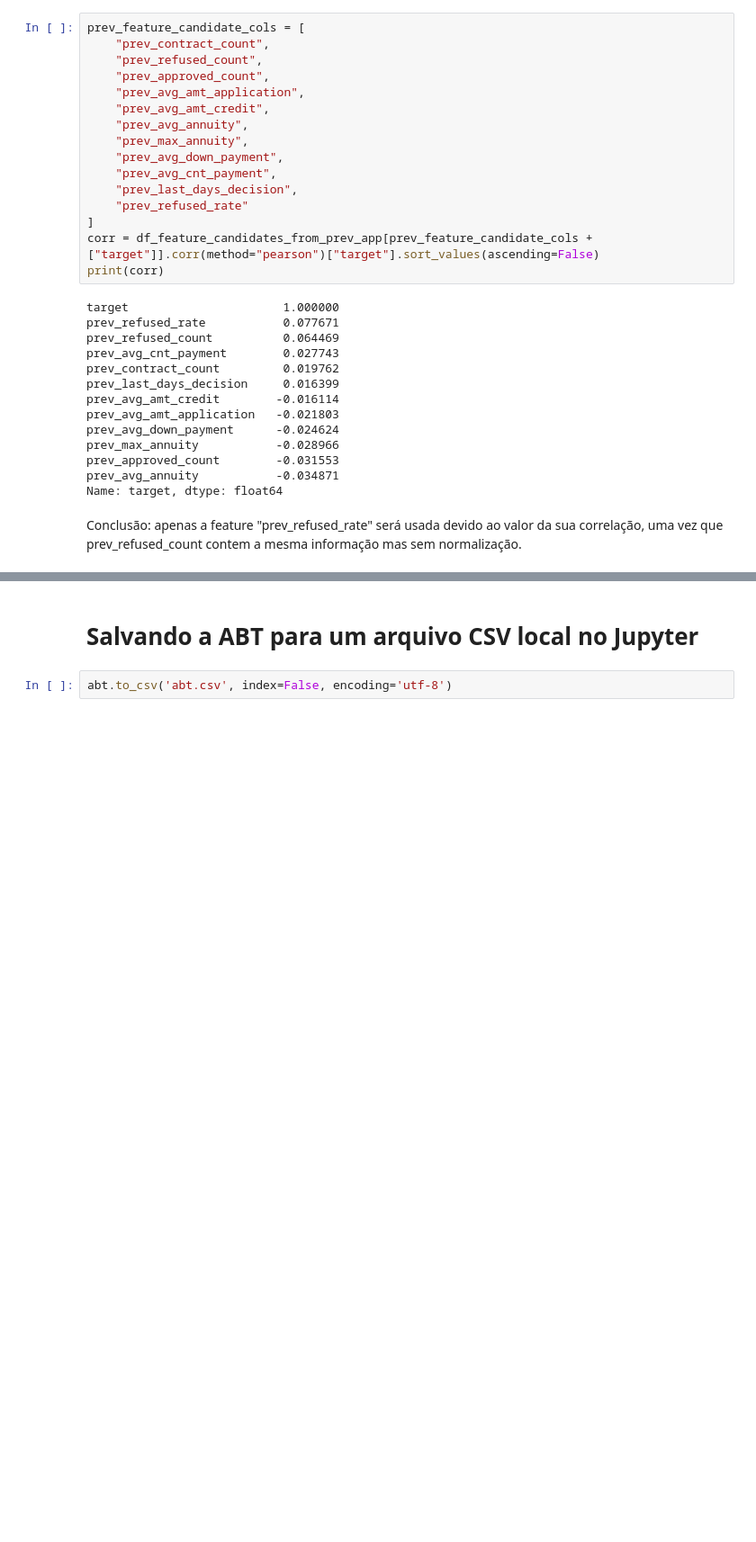
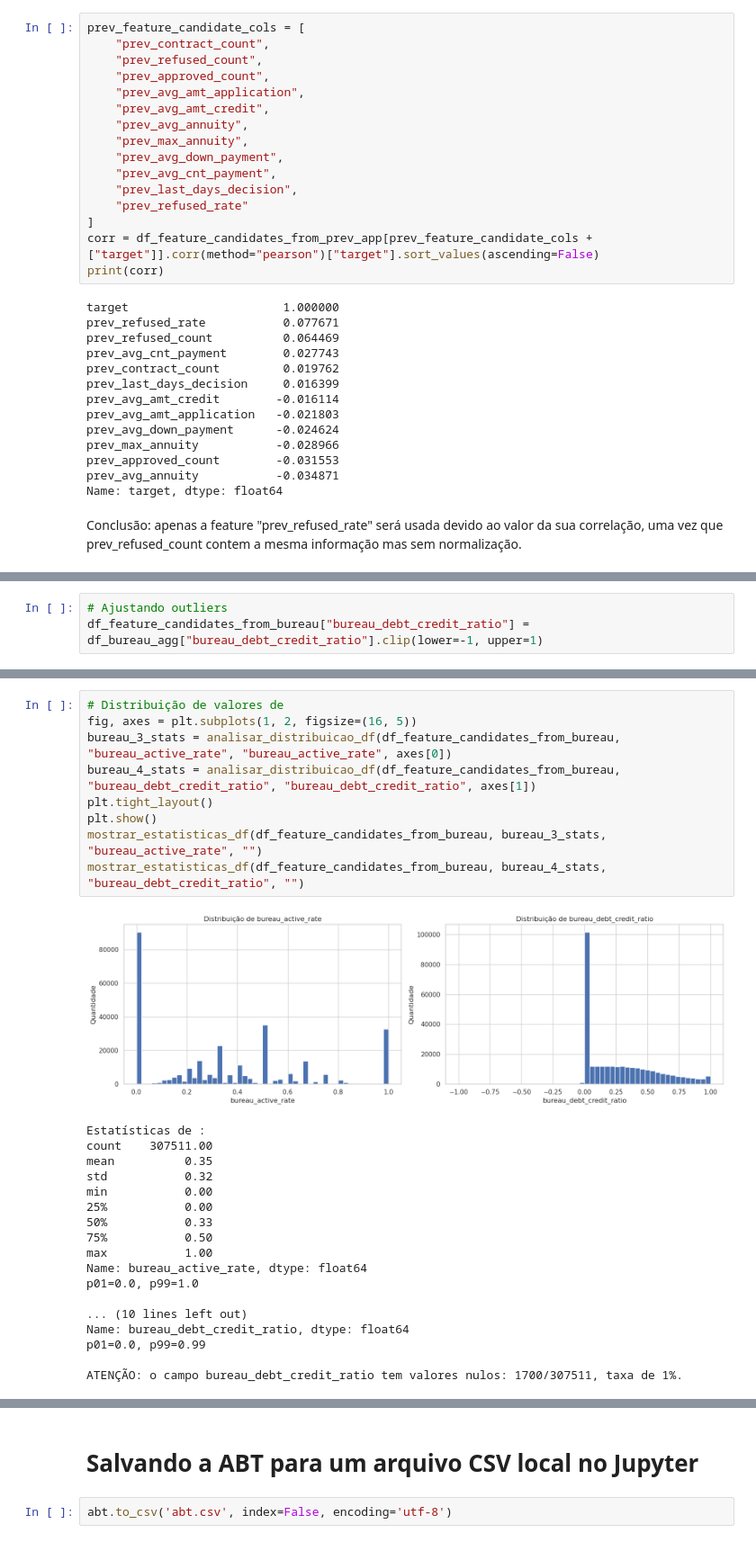
Before and after one commit to YuriKnebel/ProjetoFinalPosFIA-Individual, a Jupyter notebook: data-platform/DataPipeline/exp_analysis.ipynb, the cells around one changed output, grey strips where cells are left out. Shown at 90% size. Cells and saved outputs as stored; diff of their text form; blank space fills up the shorter version.

```diff
--- a/data-platform/DataPipeline/exp_analysis.ipynb
+++ b/data-platform/DataPipeline/exp_analysis.ipynb
@@ -986,0 +1270,3 @@ Conclusão: apenas a feature "prev_refused_rate" será usada devido ao valor da
+# %%
+# Ajustando outliers
+df_feature_candidates_from_bureau["bureau_debt_credit_ratio"] = df_bureau_agg["bureau_debt_credit_ratio"].clip(lower=-1, upper=1)
@@ -986,0 +1290,28 @@ Conclusão: apenas a feature "prev_refused_rate" será usada devido ao valor da
+# %%
+# Distribuição de valores de
+fig, axes = plt.subplots(1, 2, figsize=(16, 5))
+bureau_3_stats = analisar_distribuicao_df(df_feature_candidates_from_bureau, "bureau_active_rate", "bureau_active_rate", axes[0])
+bureau_4_stats = analisar_distribuicao_df(df_feature_candidates_from_bureau, "bureau_debt_credit_ratio", "bureau_debt_credit_ratio", axes[1])
+plt.tight_layout()
+plt.show()
+mostrar_estatisticas_df(df_feature_candidates_from_bureau, bureau_3_stats, "bureau_active_rate", "")
+mostrar_estatisticas_df(df_feature_candidates_from_bureau, bureau_4_stats, "bureau_debt_credit_ratio", "")
+# %% [output]
+[figure, added]
+Estatísticas de :
+count    307511.00
+mean          0.35
+std           0.32
+min           0.00
+25%           0.00
+50%           0.33
+75%           0.50
+max           1.00
+Name: bureau_active_rate, dtype: float64
+p01=0.0, p99=1.0
+
+... (10 lines left out)
+Name: bureau_debt_credit_ratio, dtype: float64
+p01=0.0, p99=0.99
+
+ATENÇÃO: o campo bureau_debt_credit_ratio tem valores nulos: 1700/307511, taxa de 1%.
```
Also changed, not shown: parts of 28 cells of this notebook.
